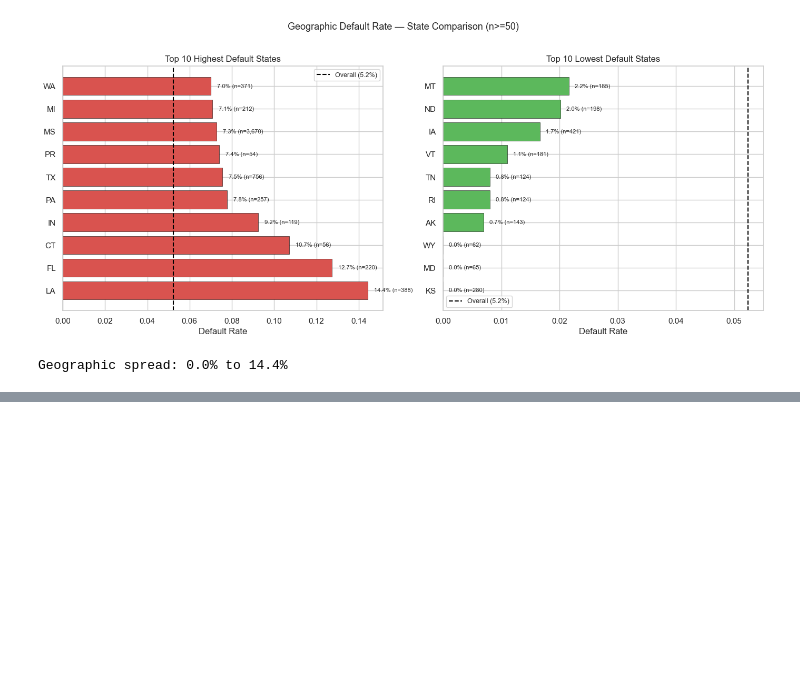
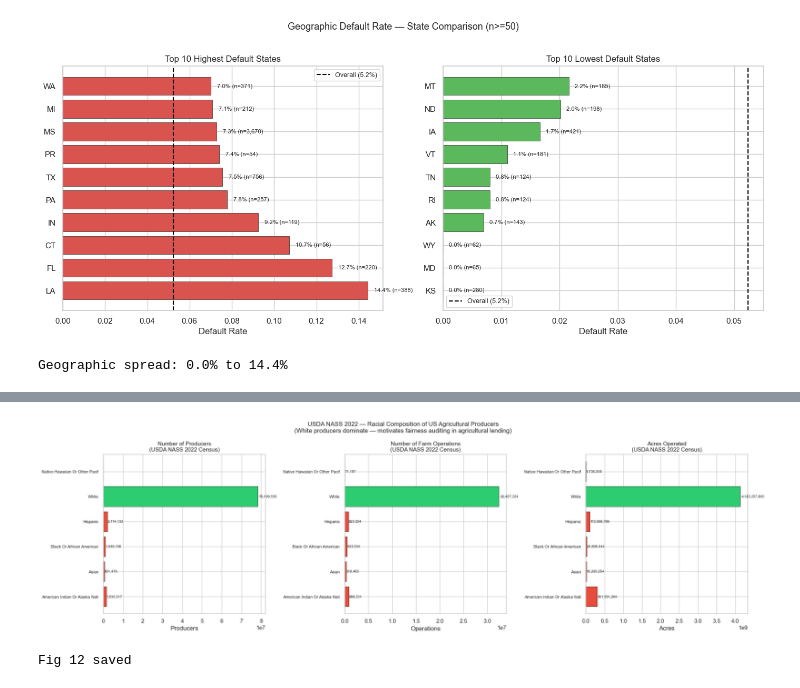
Before and after one commit to nithinnarla/fape-fairness-ml, a Jupyter notebook: notebooks/eda_agricultural.ipynb, the cells around one changed output, grey strips where cells are left out. Cells and saved outputs as stored; diff of their text form; code cells hidden in the pictures; blank space fills up the shorter version.

```diff
--- a/notebooks/eda_agricultural.ipynb
+++ b/notebooks/eda_agricultural.ipynb
@@ -387,0 +392,15 @@ Geographic spread: 0.0% to 14.4%
+# %%
+import sys, os
+sys.path.insert(0, '../src')
+import warnings; warnings.filterwarnings('ignore')
+import pandas as pd
+import matplotlib.pyplot as plt
+import numpy as np
+
+os.chdir('..')  # move to repo root so data paths resolve
+from usda_nass_loader import load_usda_nass
+result = load_usda_nass()
+os.chdir('notebooks')
+nass = result['usda_nass']['race_summary']
+print(f'USDA NASS race summary: {len(nass)} race groups')
+print(nass.to_string())
@@ -387,0 +425,36 @@ Geographic spread: 0.0% to 14.4%
+# %%
+# Figure 12 — USDA NASS Race Distribution
+race_groups = nass['race_group'].tolist()
+producers = nass['n_producers'].fillna(0).tolist()
+operations = nass['n_operations'].fillna(0).tolist()
+acres = nass['acres_operated'].fillna(0).tolist()
+
+colors = ['#2ecc71' if 'WHITE' in str(r).upper() else '#e74c3c' for r in race_groups]
+labels = [str(r).title()[:30] for r in race_groups]
+
+fig, axes = plt.subplots(1, 3, figsize=(20, 6))
+
+for ax, vals, title, xlabel in [
+    (axes[0], producers, 'Number of Producers', 'Producers'),
+    (axes[1], operations, 'Number of Farm Operations', 'Operations'),
+    (axes[2], acres, 'Acres Operated', 'Acres')]:
+    bars = ax.barh(range(len(race_groups)), vals, color=colors, edgecolor='black', linewidth=0.5)
+    ax.set_yticks(range(len(race_groups)))
+    ax.set_yticklabels(labels, fontsize=8)
+    ax.set_title(f'{title}\n(USDA NASS 2022 Census)', fontsize=11)
+    ax.set_xlabel(xlabel)
+    for bar, val in zip(bars, vals):
+        if val > 0:
+            ax.text(bar.get_width()*1.01, bar.get_y()+bar.get_height()/2,
+                    f'{val:,.0f}', va='center', fontsize=7)
+
+plt.suptitle('USDA NASS 2022 — Racial Composition of US Agricultural Producers\n'
+             '(White producers dominate — motivates fairness auditing in agricultural lending)',
+             fontsize=12)
+plt.tight_layout()
+plt.savefig('../figures/eda/agricultural_usda_nass_race.png', dpi=150, bbox_inches='tight')
+plt.show()
+print('Fig 12 saved')
+# %% [output]
+[figure, added]
+Fig 12 saved
```
Also changed, not shown: parts of 9 cells of this notebook, 4 other files.
